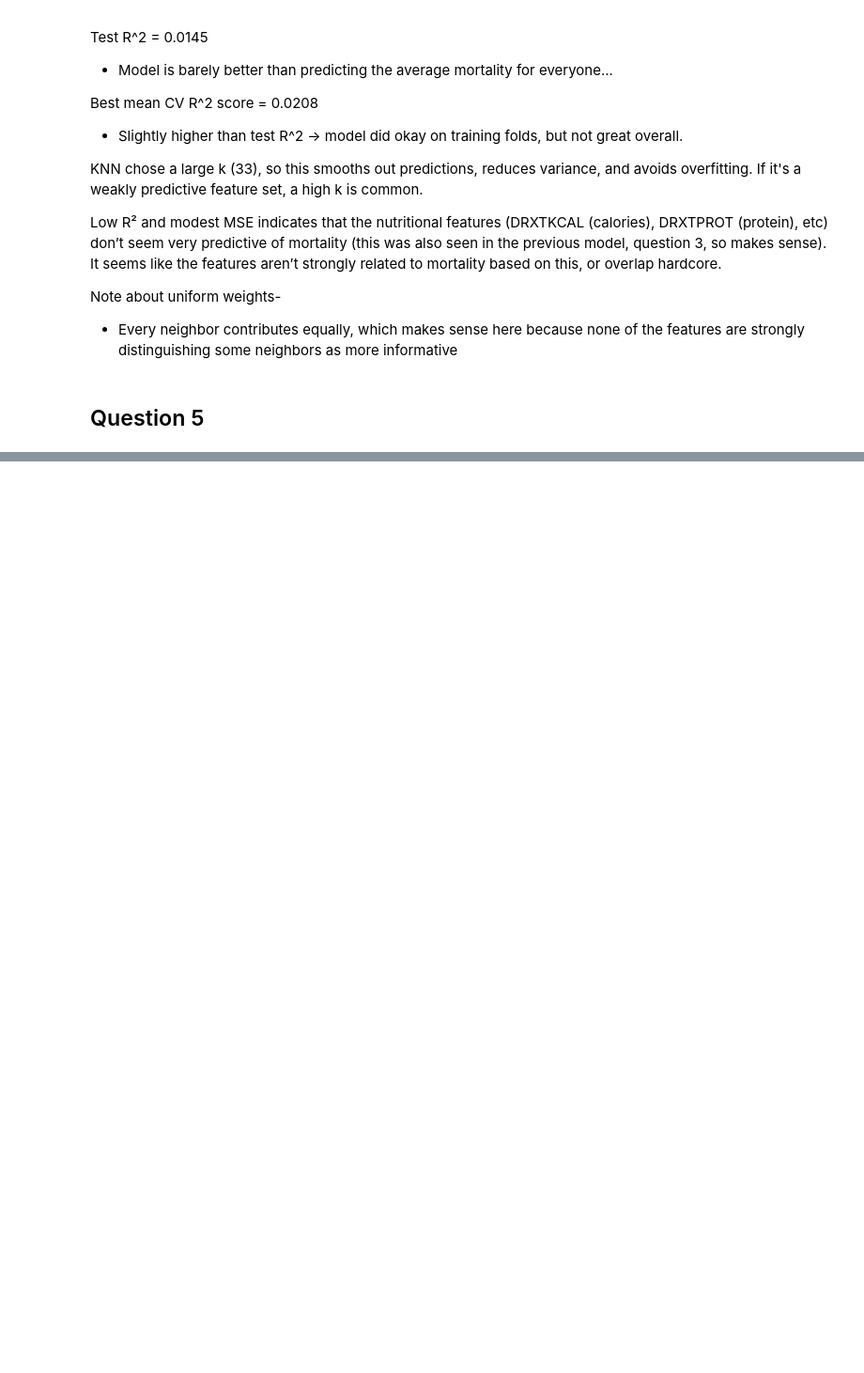
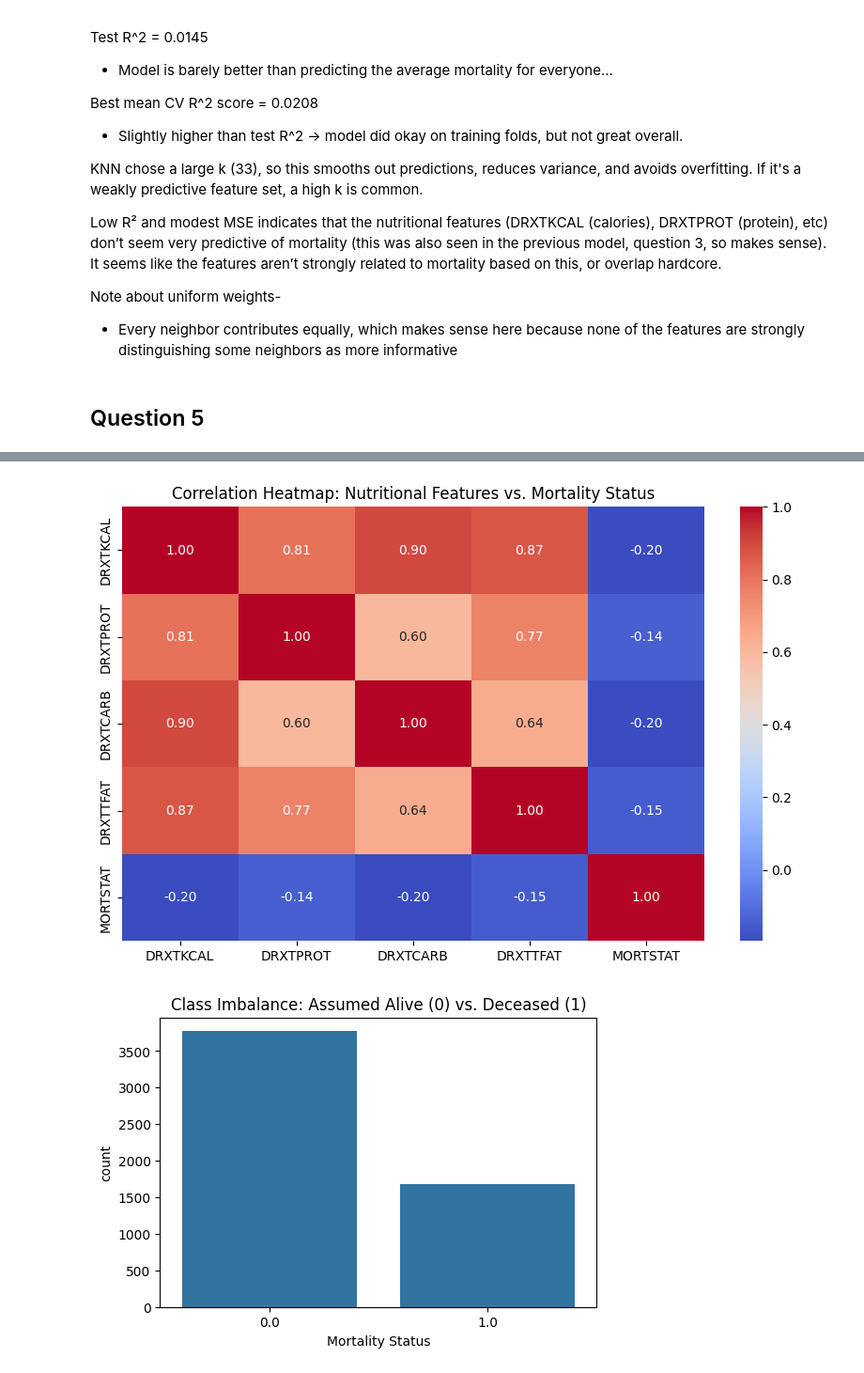
Before and after one commit to lainegoldmacher1/DS3021-project-1, a Jupyter notebook: project_1_bsds_final.ipynb, the cells around one changed output, grey strips where cells are left out. Shown at 94% size. Drawn from its saved outputs; the diff is of its cells as text; code cells hidden in the pictures; blank space fills up the shorter version.

```diff
--- a/project_1_bsds_final.ipynb
+++ b/project_1_bsds_final.ipynb
@@ -819,0 +828,20 @@ Describe how your model could be used for health interventions based on patient
+# %%
+features_to_check = ['DRXTKCAL', 'DRXTPROT', 'DRXTCARB', 'DRXTTFAT']
+target = 'MORTSTAT'
+corr_matrix = X_interesting[features_to_check + [target]].corr()
+
+# Show relationship
+plt.figure(figsize=(10, 6))
+sns.heatmap(corr_matrix, annot=True, cmap='coolwarm', fmt=".2f")
+plt.title("Correlation Heatmap: Nutritional Features vs. Mortality Status")
+plt.show()
+
+# Visualize distribution
+plt.figure(figsize=(6, 4))
+sns.countplot(data=X_interesting, x='MORTSTAT')
+plt.title("Class Imbalance: Assumed Alive (0) vs. Deceased (1)")
+plt.xlabel("Mortality Status")
+plt.show()
+# %% [output]
+[figure, added]
+[figure, added]
```
Also changed, not shown: parts of 4 cells of this notebook.
